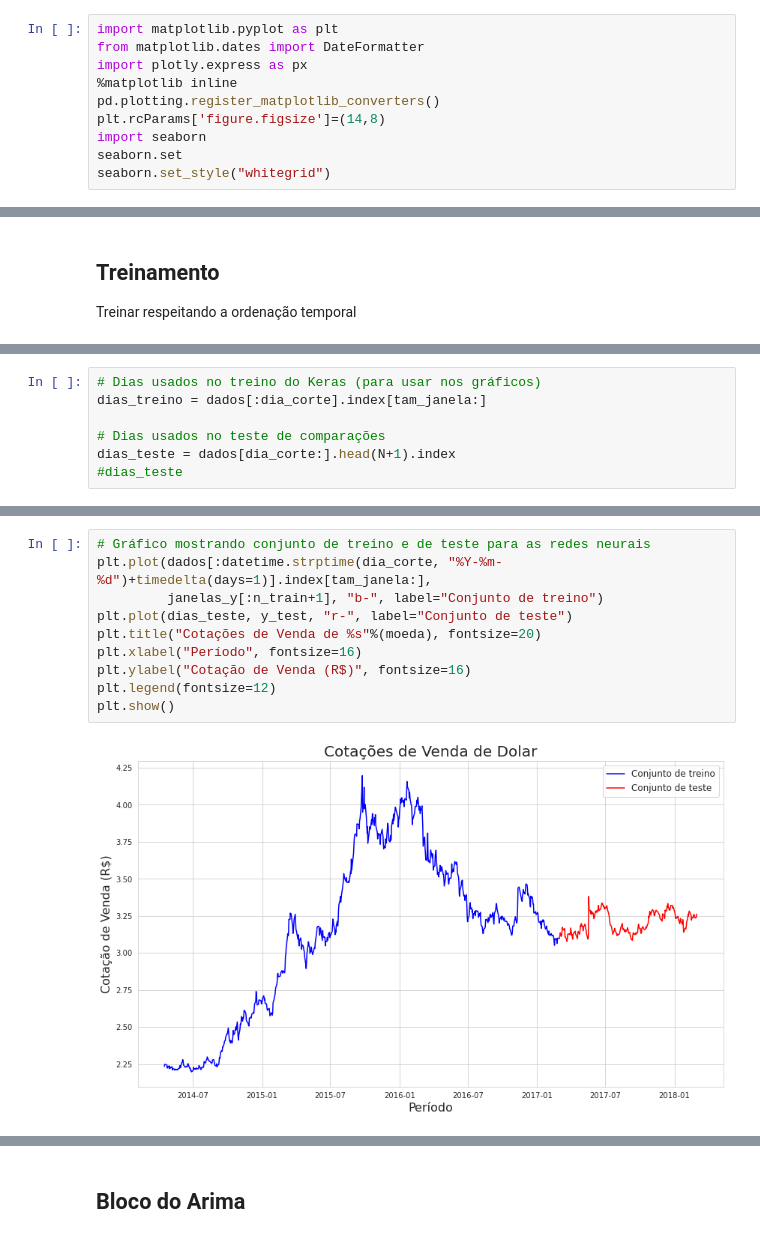
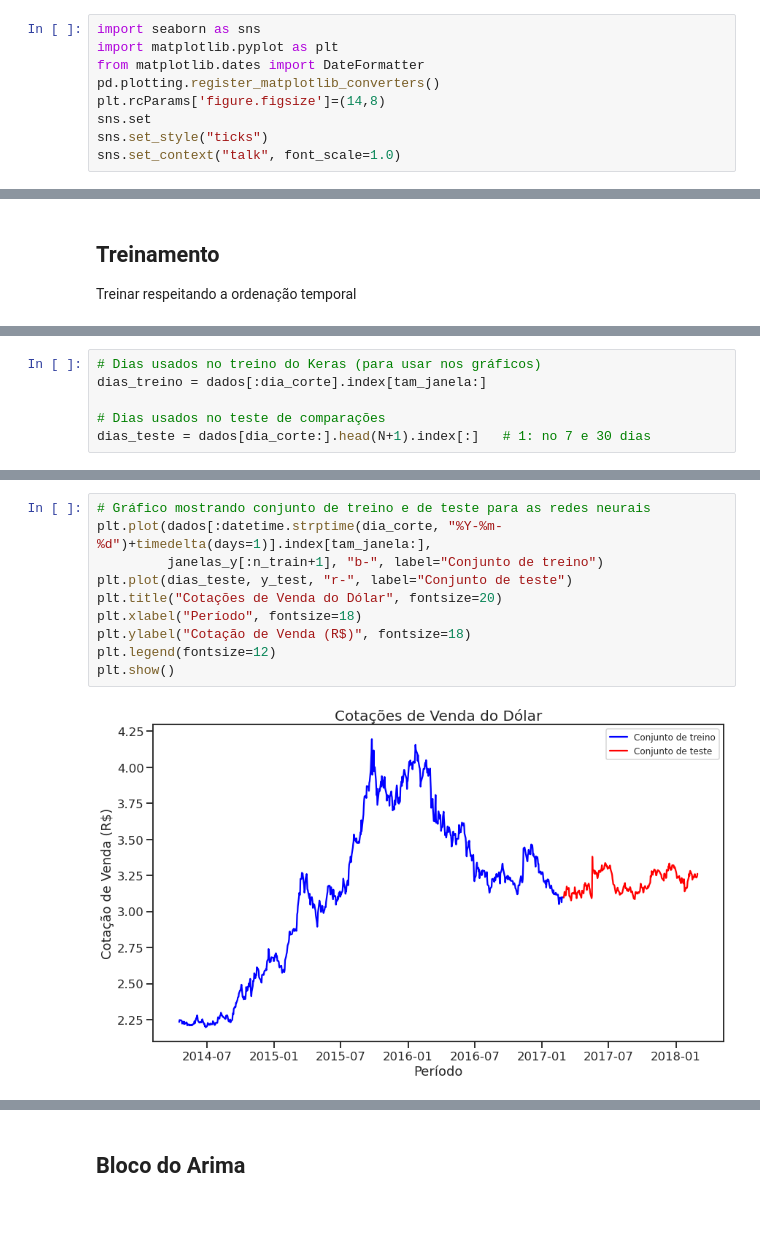
Before and after one commit to feanored/Perceptron, a Jupyter notebook: Keras_Arima_Perceptron.ipynb, the cells around one changed output, grey strips where cells are left out. Saved outputs shown, nothing was run; the diff lists cells and outputs as text.

```diff
--- a/Keras_Arima_Perceptron.ipynb
+++ b/Keras_Arima_Perceptron.ipynb
@@ -21,15 +21,14 @@ warnings.simplefilter("ignore", UserWarning)
 warnings.simplefilter("ignore", FutureWarning)
 warnings.filterwarnings("ignore")
 # %%
+import seaborn as sns
 import matplotlib.pyplot as plt
 from matplotlib.dates import DateFormatter
-import plotly.express as px
-%matplotlib inline
 pd.plotting.register_matplotlib_converters()
 plt.rcParams['figure.figsize']=(14,8)
-import seaborn
-seaborn.set
-seaborn.set_style("whitegrid")
+sns.set
+sns.set_style("ticks")
+sns.set_context("talk", font_scale=1.0)
 # %%
 def gerar_janelas(lista, tam):
     '''(np.array, int) -> np.array, np.array'''
@@ -101,8 +101,7 @@ print("%d %d %d %.1f%%" %(n_total, n_train, n_total-n_train, N/(N+n_train)*100))
 dias_treino = dados[:dia_corte].index[tam_janela:]
 
 # Dias usados no teste de comparações
-dias_teste = dados[dia_corte:].head(N+1).index
-#dias_teste
+dias_teste = dados[dia_corte:].head(N+1).index[:]   # 1: no 7 e 30 dias
 # %%
 # gerando as janelas
 janelas_x, janelas_y = gerar_janelas(dados.cotacao, tam_janela)
@@ -124,12 +120,12 @@ print(["%s"%x for x in datas_x[n_train]])
 # %%
 # Gráfico mostrando conjunto de treino e de teste para as redes neurais
 plt.plot(dados[:datetime.strptime(dia_corte, "%Y-%m-%d")+timedelta(days=1)].index[tam_janela:],
          janelas_y[:n_train+1], "b-", label="Conjunto de treino")
 plt.plot(dias_teste, y_test, "r-", label="Conjunto de teste")
-plt.title("Cotações de Venda de %s"%(moeda), fontsize=20)
-plt.xlabel("Período", fontsize=16)
-plt.ylabel("Cotação de Venda (R$)", fontsize=16)
+plt.title("Cotações de Venda do Dólar", fontsize=20)
+plt.xlabel("Período", fontsize=18)
+plt.ylabel("Cotação de Venda (R$)", fontsize=18)
 plt.legend(fontsize=12)
 plt.show()
 # %% [output]
-[figure, old version]
+[figure, new version]
```
Also changed, not shown: parts of 33 cells of this notebook, 5 other files.
